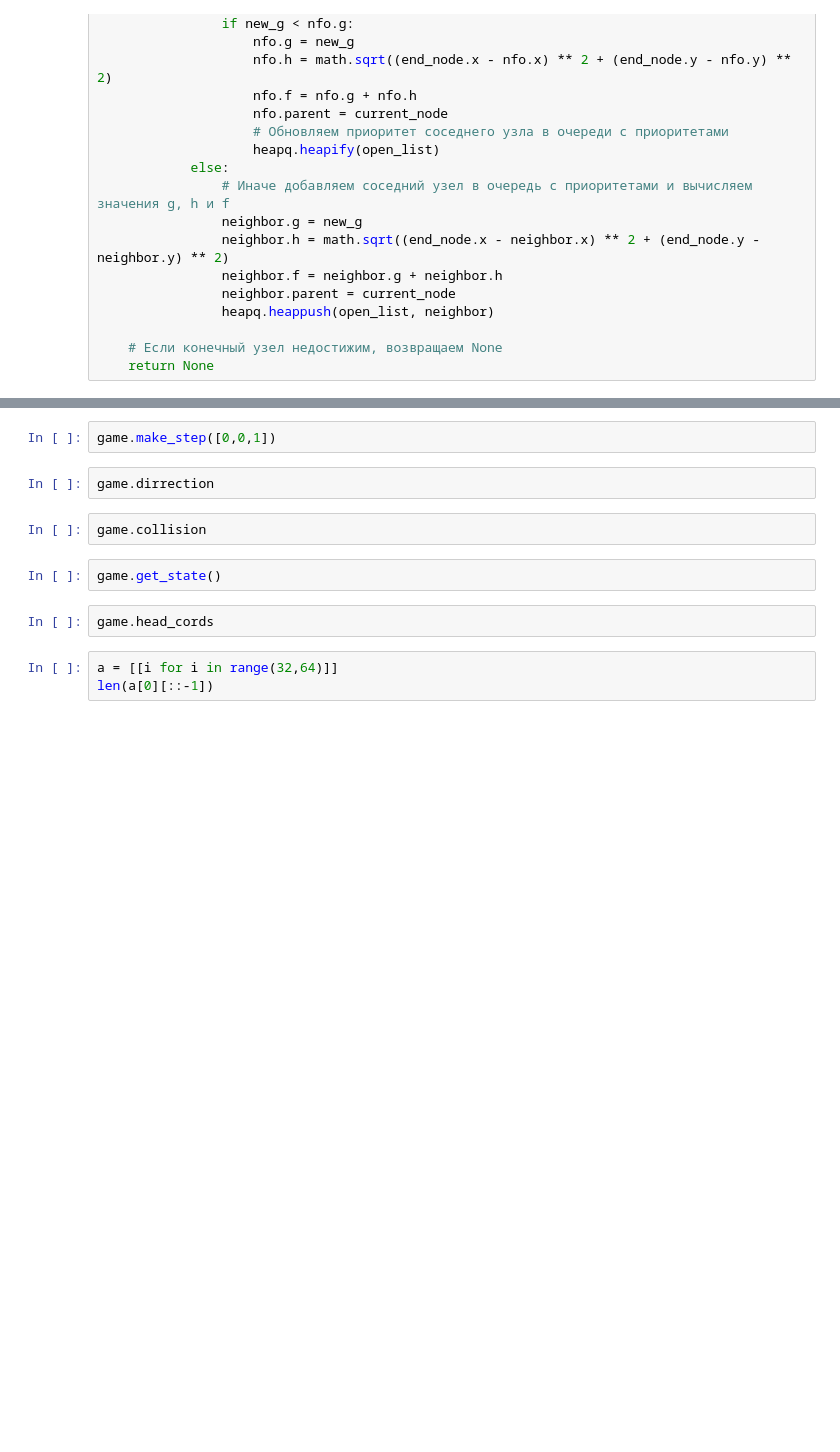
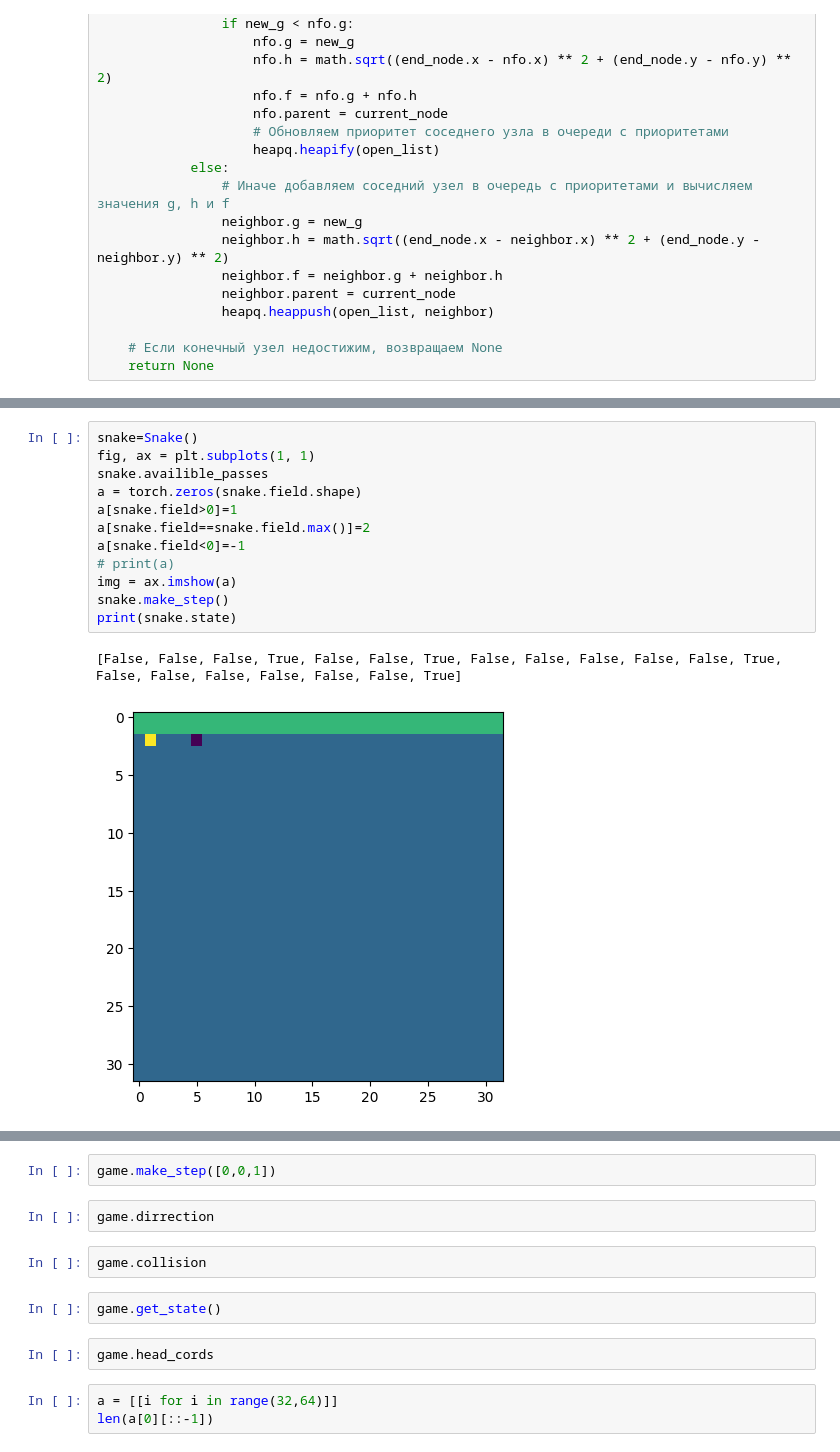
Before and after one commit to Porweks/Neuro_snake, a Jupyter notebook: zmiy2.ipynb, the cells around one changed output, grey strips where cells are left out. Cells and saved outputs as stored; diff of their text form; blank space fills up the shorter version.

```diff
--- a/zmiy2.ipynb
+++ b/zmiy2.ipynb
@@ -554 +684,16 @@ while True:
+# %%
+snake=Snake()
+fig, ax = plt.subplots(1, 1)
+snake.availible_passes
+a = torch.zeros(snake.field.shape)
+a[snake.field>0]=1
+a[snake.field==snake.field.max()]=2
+a[snake.field<0]=-1
+# print(a)
+img = ax.imshow(a)
+snake.make_step()
+print(snake.state)
+# %% [output]
+[False, False, False, True, False, False, True, False, False, False, False, False, True, False, False, False, False, False, False, True]
+[figure, added]
 # %%
```
Also changed, not shown: parts of 11 cells of this notebook, 6 other files.
